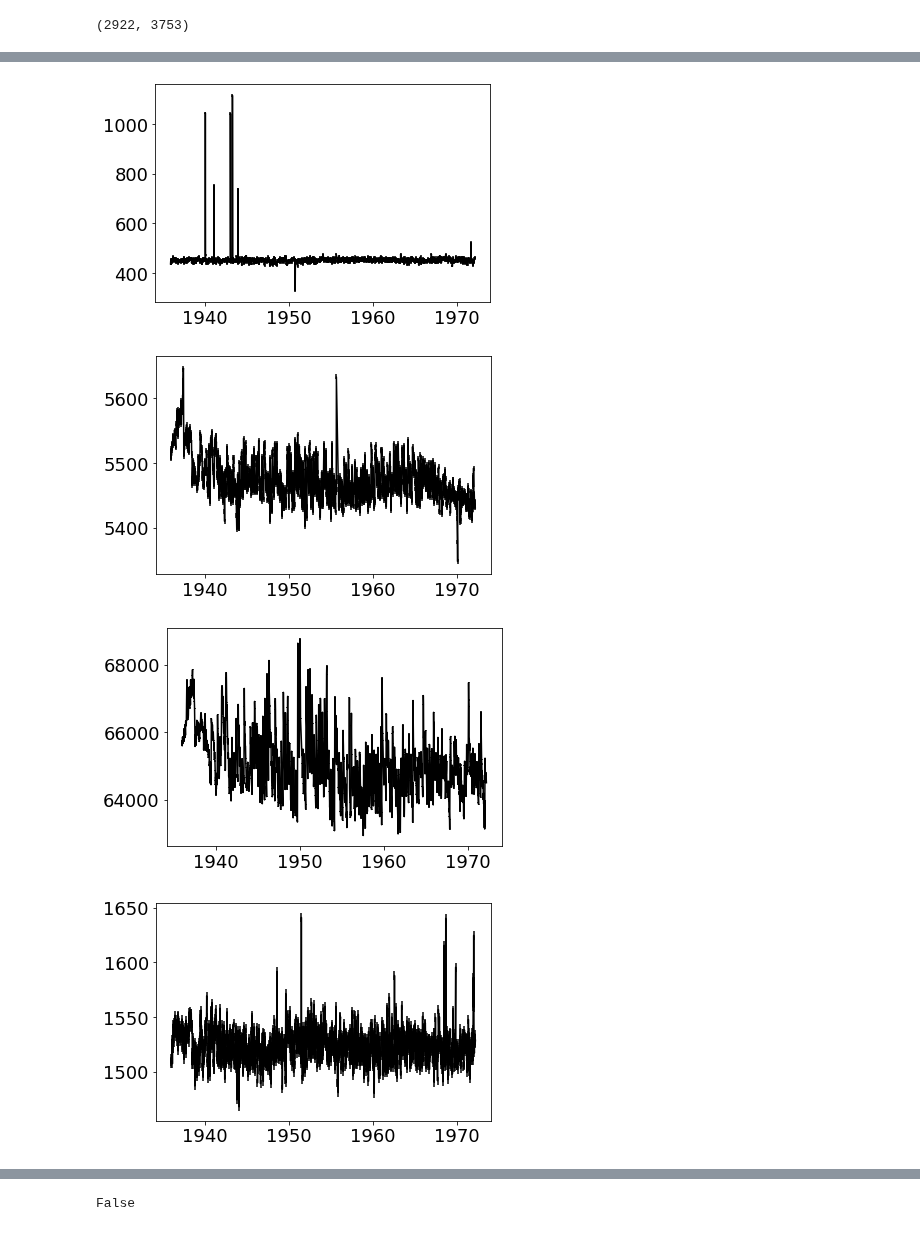
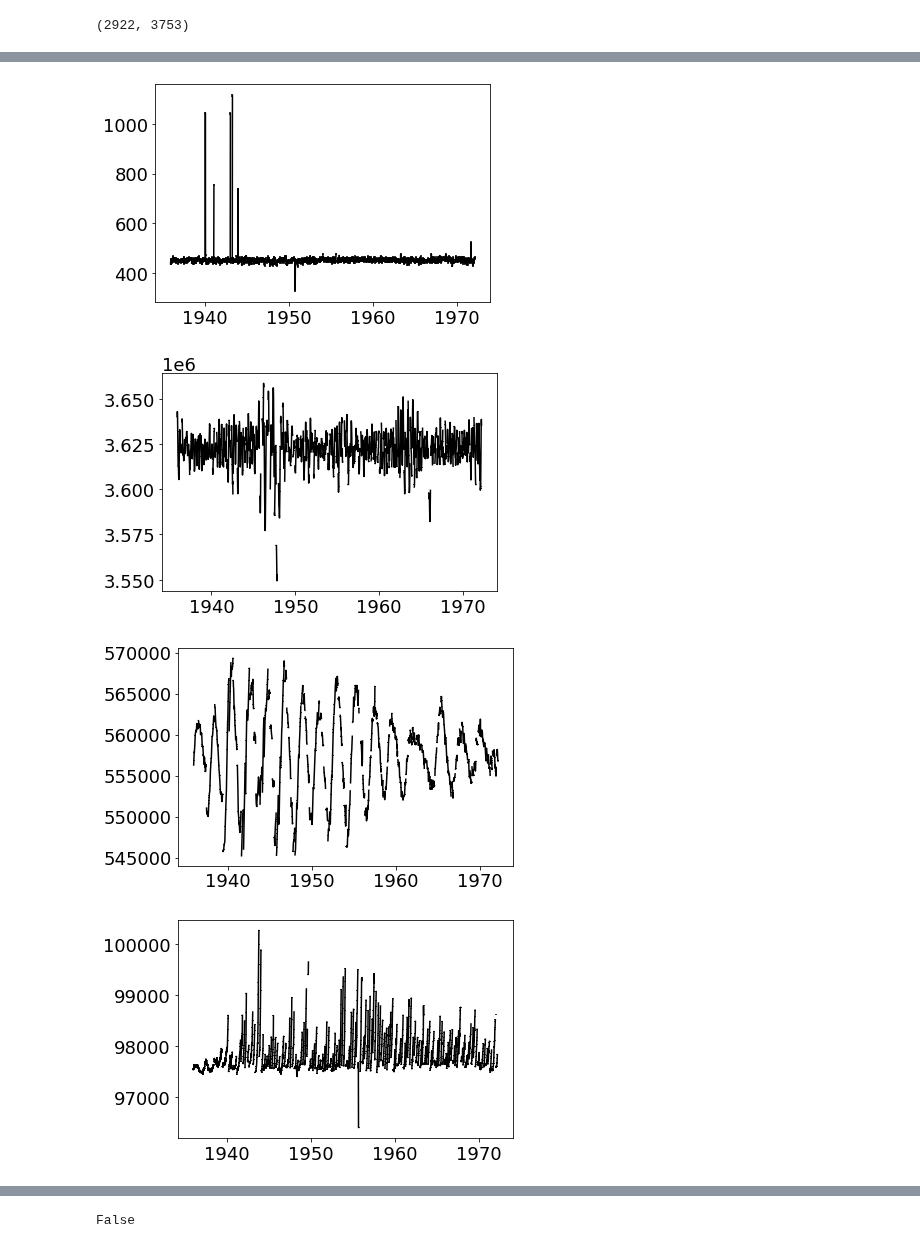
Before and after one commit to RileyWClarke/BiancoGroup, a Jupyter notebook: Notebooks/fftfilter2.ipynb, the cells around one changed output, grey strips where cells are left out. Drawn from its saved outputs; the diff is of its cells as text; code cells hidden in the pictures.

```diff
--- a/Notebooks/fftfilter2.ipynb
+++ b/Notebooks/fftfilter2.ipynb
@@ -159,15 +159,15 @@ plt.savefig('nanseries.png', dpi=300)
 # %%
 for i in range(len(bjds)):
-  start = np.where(fluxes[i] >= 1)[0][0]
+  start = np.where(np.abs(fluxes[i]) >= 1)[0][0]
   bjds[i] = bjds[i][start:]
   fluxes[i] = fluxes[i][start:]
   fluxerrs[i] = fluxerrs[i][start:]
 # %%
-for i in range(5):
+for i in range(0,900,100):
   plt.errorbar(bjds[i], fluxes[i], yerr=fluxerrs[i], c='k')
   plt.show()
 # %% [output]
 [figure]
-[figure, old version]
+[figure, new version]
-[figure, old version]
+[figure, new version]
-[figure, old version]
+[figure, new version]
```
Also changed, not shown: parts of 13 cells of this notebook.
